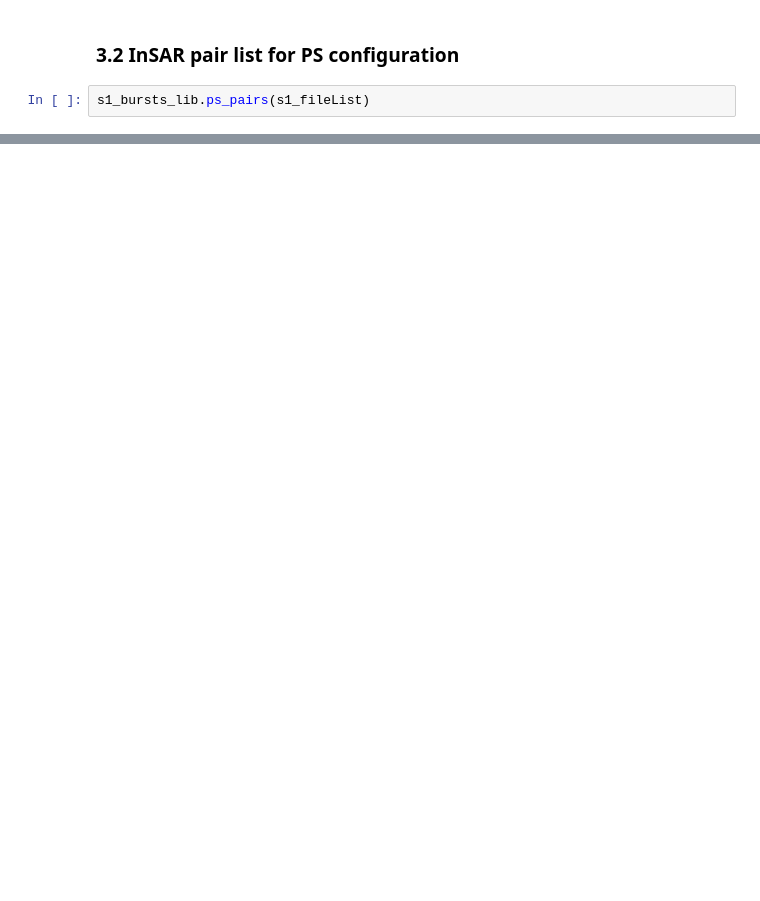
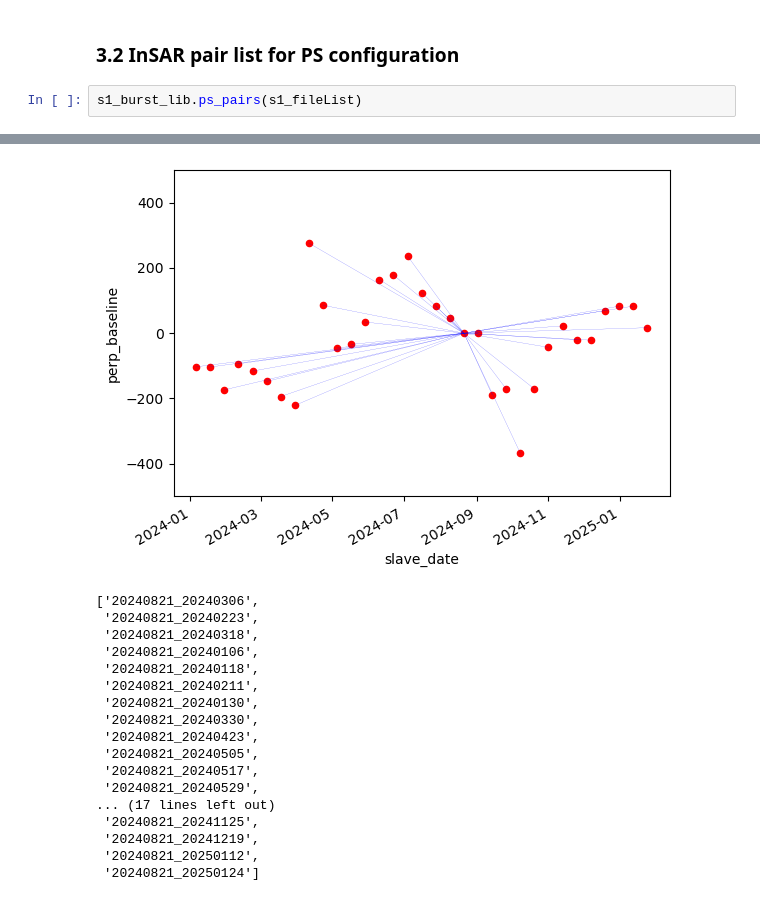
Before and after one commit to cloudinsar/s1-workflows, a Jupyter notebook: notebooks/LPS_DEMO/Input_selection.ipynb, the cells around one changed output, grey strips where cells are left out. Drawn from its saved outputs; the diff is of its cells as text; blank space fills up the shorter version.

```diff
--- a/notebooks/LPS_DEMO/Input_selection.ipynb
+++ b/notebooks/LPS_DEMO/Input_selection.ipynb
@@ -84,4 +193,5 @@ s1_bursts_lib.sbas_pairs(s1_fileList, max_temporal_baseline=4, max_perp_baseline
 # %% [markdown]
 ### 3.2 InSAR pair list for PS configuration
 # %%
-s1_bursts_lib.ps_pairs(s1_fileList)
+s1_burst_lib.ps_pairs(s1_fileList)
+# %% [output]
@@ -87,0 +215,18 @@ s1_bursts_lib.ps_pairs(s1_fileList)
+[figure, added]
+['20240821_20240306',
+ '20240821_20240223',
+ '20240821_20240318',
+ '20240821_20240106',
+ '20240821_20240118',
+ '20240821_20240211',
+ '20240821_20240130',
+ '20240821_20240330',
+ '20240821_20240423',
+ '20240821_20240505',
+ '20240821_20240517',
+ '20240821_20240529',
+... (17 lines left out)
+ '20240821_20241125',
+ '20240821_20241219',
+ '20240821_20250112',
+ '20240821_20250124']
```
Also changed, not shown: parts of 9 cells of this notebook.
